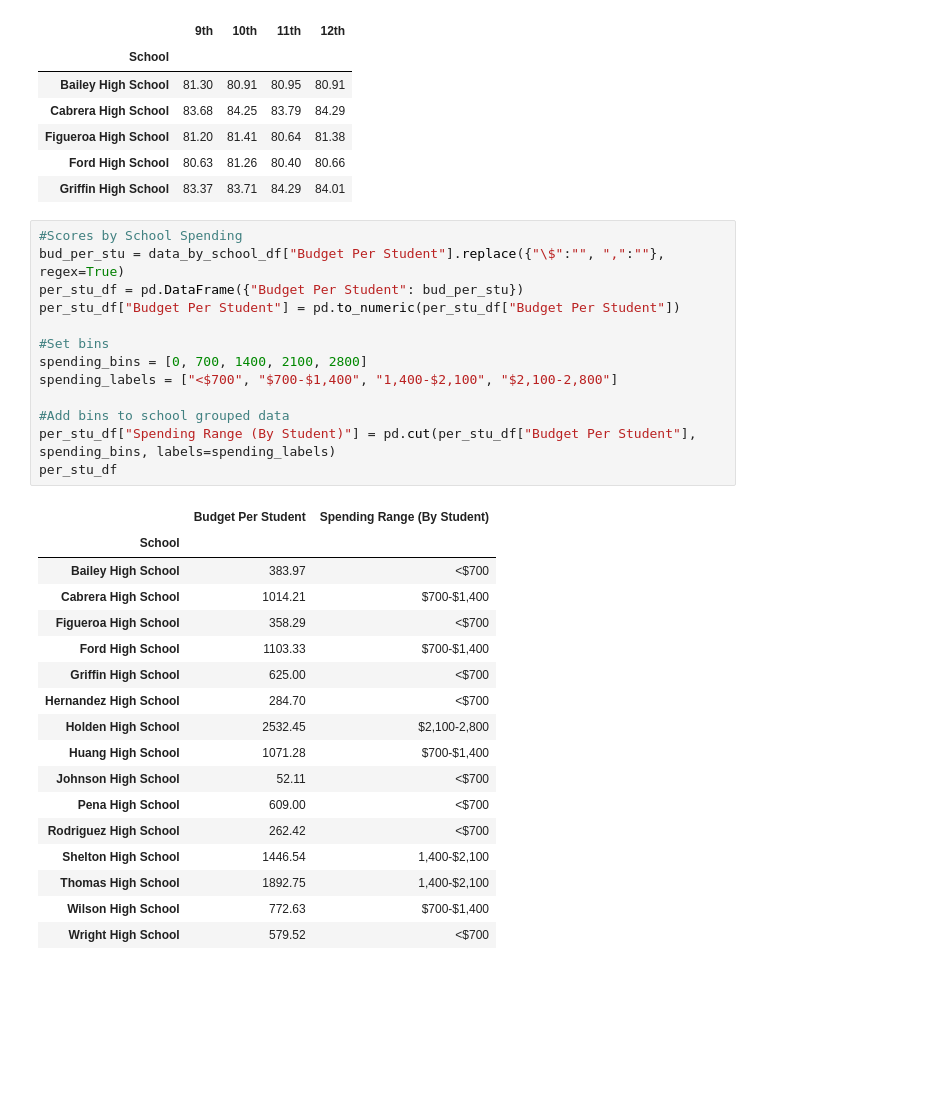
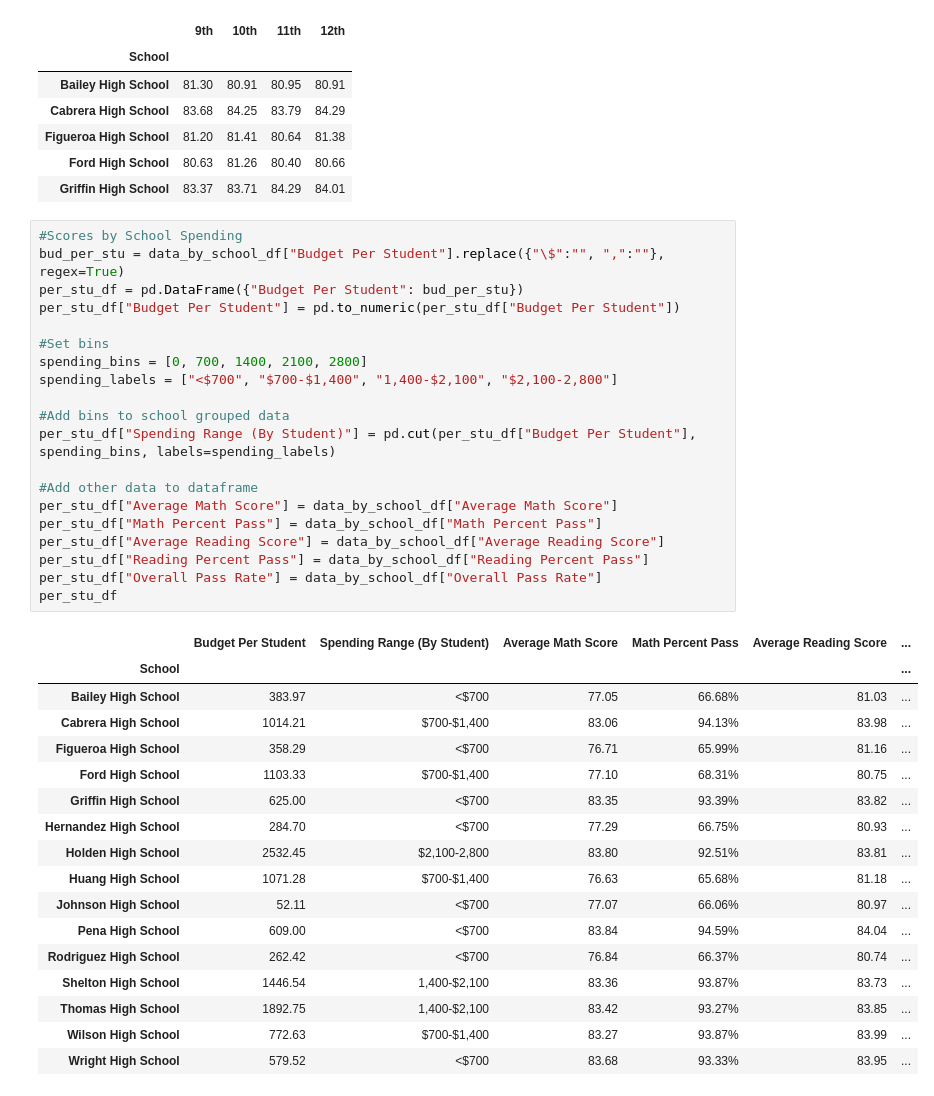
Before and after one commit to coconutpep/PyCity-Schools-Analysis, a Jupyter notebook: PyCitySchools/PyCitySchools.ipynb, the cells around one changed output. Cells and saved outputs as stored; diff of their text form; blank space fills up the shorter version.

Commit message:
Added rest of school data to dataframe

```diff
--- a/PyCitySchools/PyCitySchools.ipynb
+++ b/PyCitySchools/PyCitySchools.ipynb
@@ -219,31 +219,38 @@ data_by_grades_df.head()
 # %%
 #Scores by School Spending
 bud_per_stu = data_by_school_df["Budget Per Student"].replace({"\$":"", ",":""}, regex=True)
 per_stu_df = pd.DataFrame({"Budget Per Student": bud_per_stu})
 per_stu_df["Budget Per Student"] = pd.to_numeric(per_stu_df["Budget Per Student"])
 
 #Set bins
 spending_bins = [0, 700, 1400, 2100, 2800]
 spending_labels = ["<$700", "$700-$1,400", "1,400-$2,100", "$2,100-2,800"]
 
 #Add bins to school grouped data
 per_stu_df["Spending Range (By Student)"] = pd.cut(per_stu_df["Budget Per Student"], spending_bins, labels=spending_labels)
+
+#Add other data to dataframe
+per_stu_df["Average Math Score"] = data_by_school_df["Average Math Score"]
+per_stu_df["Math Percent Pass"] = data_by_school_df["Math Percent Pass"]
+per_stu_df["Average Reading Score"] = data_by_school_df["Average Reading Score"]
+per_stu_df["Reading Percent Pass"] = data_by_school_df["Reading Percent Pass"]
+per_stu_df["Overall Pass Rate"] = data_by_school_df["Overall Pass Rate"]
 per_stu_df
 # %% [output]
-|  | Budget Per Student | Spending Range (By Student) |
-| School |  |  |
-| Bailey High School | 383.97 | <$700 |
-| Cabrera High School | 1014.21 | $700-$1,400 |
-| Figueroa High School | 358.29 | <$700 |
-| Ford High School | 1103.33 | $700-$1,400 |
-| Griffin High School | 625.00 | <$700 |
-| Hernandez High School | 284.70 | <$700 |
-| Holden High School | 2532.45 | $2,100-2,800 |
-| Huang High School | 1071.28 | $700-$1,400 |
-| Johnson High School | 52.11 | <$700 |
-| Pena High School | 609.00 | <$700 |
-| Rodriguez High School | 262.42 | <$700 |
-| Shelton High School | 1446.54 | 1,400-$2,100 |
-| Thomas High School | 1892.75 | 1,400-$2,100 |
-| Wilson High School | 772.63 | $700-$1,400 |
-| Wright High School | 579.52 | <$700 |
+|  | Budget Per Student | Spending Range (By Student) | Average Math Score | Math Percent Pass | Average Reading Score | ... |
+| School |  |  |  |  |  | ... |
+| Bailey High School | 383.97 | <$700 | 77.05 | 66.68% | 81.03 | ... |
+| Cabrera High School | 1014.21 | $700-$1,400 | 83.06 | 94.13% | 83.98 | ... |
+| Figueroa High School | 358.29 | <$700 | 76.71 | 65.99% | 81.16 | ... |
+| Ford High School | 1103.33 | $700-$1,400 | 77.10 | 68.31% | 80.75 | ... |
+| Griffin High School | 625.00 | <$700 | 83.35 | 93.39% | 83.82 | ... |
+| Hernandez High School | 284.70 | <$700 | 77.29 | 66.75% | 80.93 | ... |
+| Holden High School | 2532.45 | $2,100-2,800 | 83.80 | 92.51% | 83.81 | ... |
+| Huang High School | 1071.28 | $700-$1,400 | 76.63 | 65.68% | 81.18 | ... |
+| Johnson High School | 52.11 | <$700 | 77.07 | 66.06% | 80.97 | ... |
+| Pena High School | 609.00 | <$700 | 83.84 | 94.59% | 84.04 | ... |
+| Rodriguez High School | 262.42 | <$700 | 76.84 | 66.37% | 80.74 | ... |
+| Shelton High School | 1446.54 | 1,400-$2,100 | 83.36 | 93.87% | 83.73 | ... |
+| Thomas High School | 1892.75 | 1,400-$2,100 | 83.42 | 93.27% | 83.85 | ... |
+| Wilson High School | 772.63 | $700-$1,400 | 83.27 | 93.87% | 83.99 | ... |
+| Wright High School | 579.52 | <$700 | 83.68 | 93.33% | 83.95 | ... |
```
